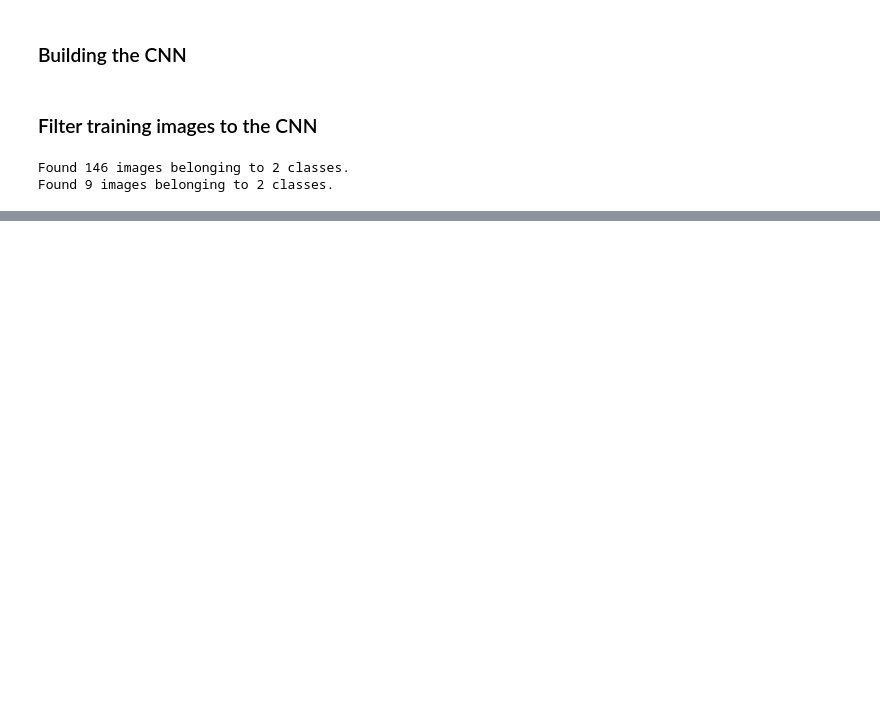
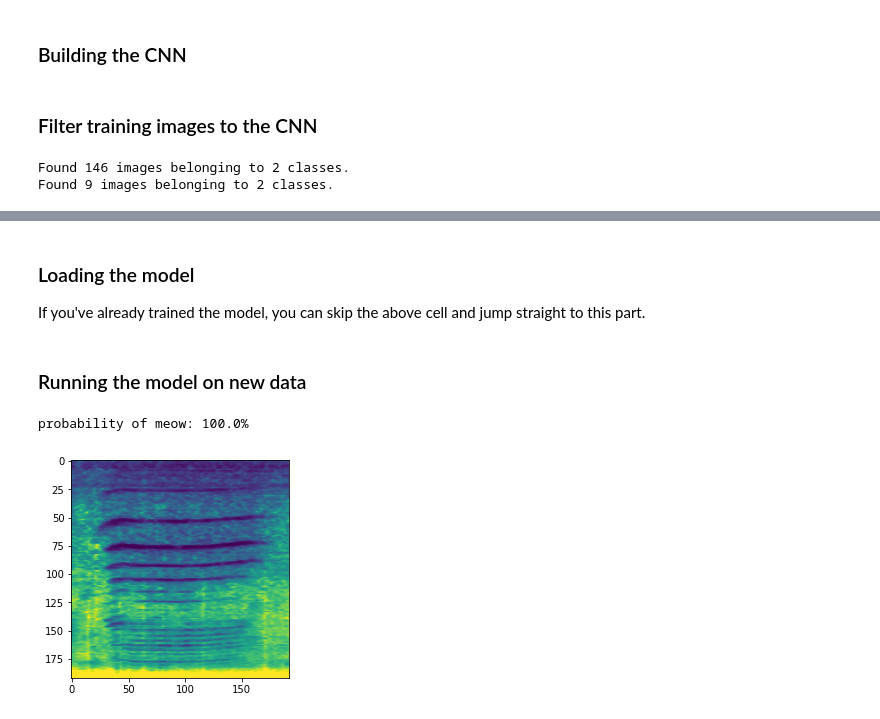
Before and after one commit to austinbaccus/moosinator-10000, a Jupyter notebook: meow-detection.ipynb, the cells around one changed output, grey strips where cells are left out. Drawn from its saved outputs; the diff is of its cells as text; code cells hidden in the pictures; blank space fills up the shorter version.

Commit message:
Model is working.

```diff
--- a/meow-detection.ipynb
+++ b/meow-detection.ipynb
@@ -22,7 +20,7 @@ def audio_to_image(path, height=192, width=192):
 
 meow_images = []
 
-for i in range(1,0):
+for i in range(1,200):
     filename = 'data/cat_'+str(i)+'.wav'
     if Path('./'+filename).exists():
         with warnings.catch_warnings():
@@ -30,8 +28,9 @@ for i in range(1,0):
             img = audio_to_image(filename)
             meow_images.append(img)
 
-            plt.imshow(img)
-            plt.savefig('training/cat_'+str(i)+'.png')
+            # Uncomment this code to save new data
+            #plt.imshow(img)
+            #plt.savefig('training/cat_'+str(i)+'.png')
 # %% [markdown]
 <h3>Building the CNN</h3>
 # %%
@@ -137,0 +127,31 @@ ValueError: `y` argument is not supported when using `keras.utils.Sequence` as i
+# %% [markdown]
+<h3>Loading the model</h3>
+
+If you've already trained the model, you can skip the above cell and jump straight to this part.
+# %%
+model = keras.models.load_model('models/meow_model.h5')
+# %% [markdown]
+<h3>Running the model on new data</h3>
+# %%
+import tensorflow as tf
+
+def run_inference_on_new_data(path):
+    img = audio_to_image(path)
+    plt.imshow(img)
+    plt.savefig('images_to_analyze/meow'+'.png')
+
+    # classify this image as a meow or not
+    image_size = (432, 288)
+    img = keras.preprocessing.image.load_img('images_to_analyze/meow.png', target_size=image_size)
+    img_array = keras.preprocessing.image.img_to_array(img)
+    img_array = tf.expand_dims(img_array, 0)  # Create batch axis
+    predictions = model.predict(img_array)
+    score = predictions[0]
+    return score
+
+probability_of_meow = run_inference_on_new_data('./audio_to_analyze/meow.wav')[0]
+percentage = str(100 * (1 - probability_of_meow)) + '%'
+print ('probability of meow:', percentage)
+# %% [output]
+probability of meow: 100.0%
+[figure, added]
```
Also changed, not shown: parts of 7 cells of this notebook, 6 other files.
